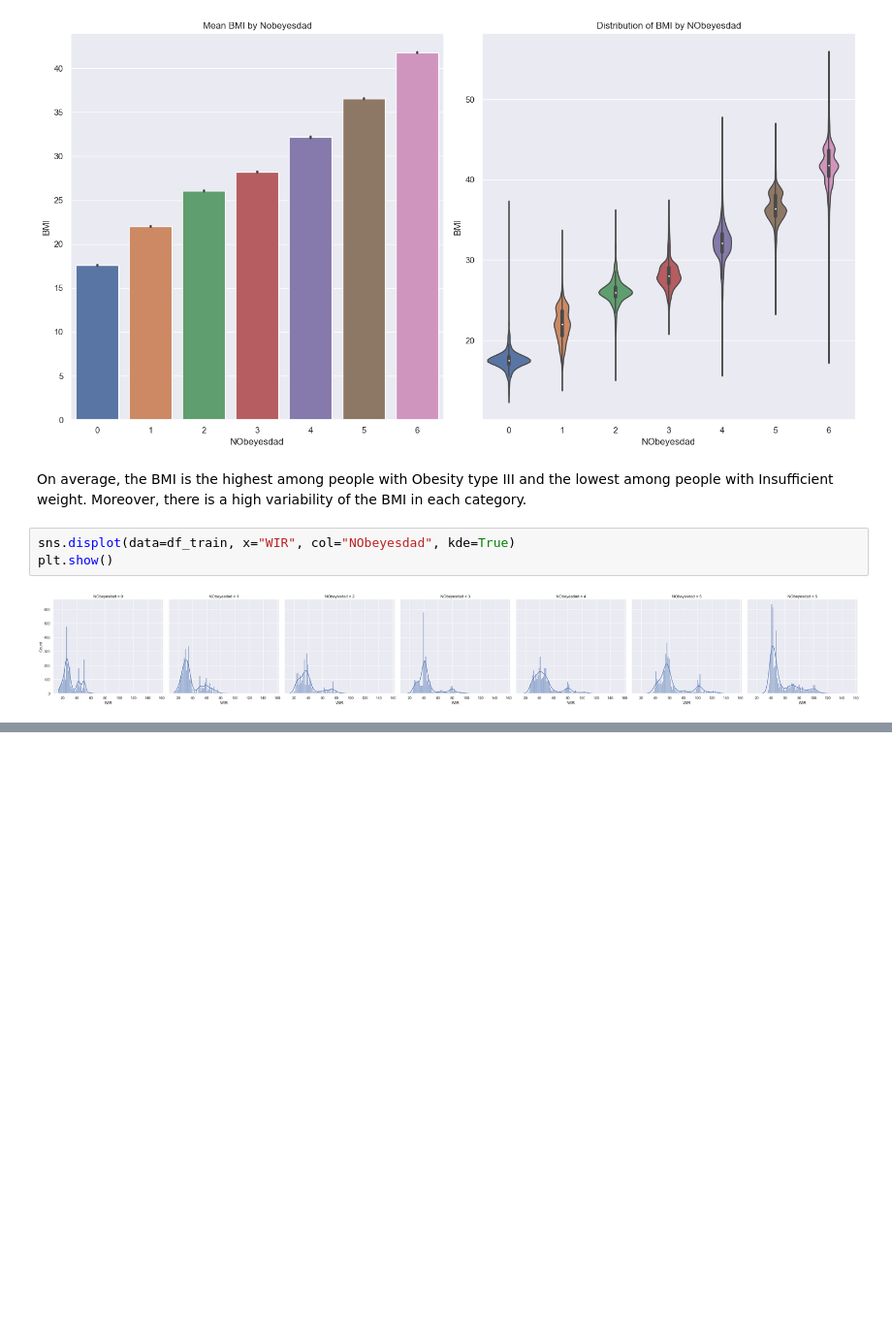
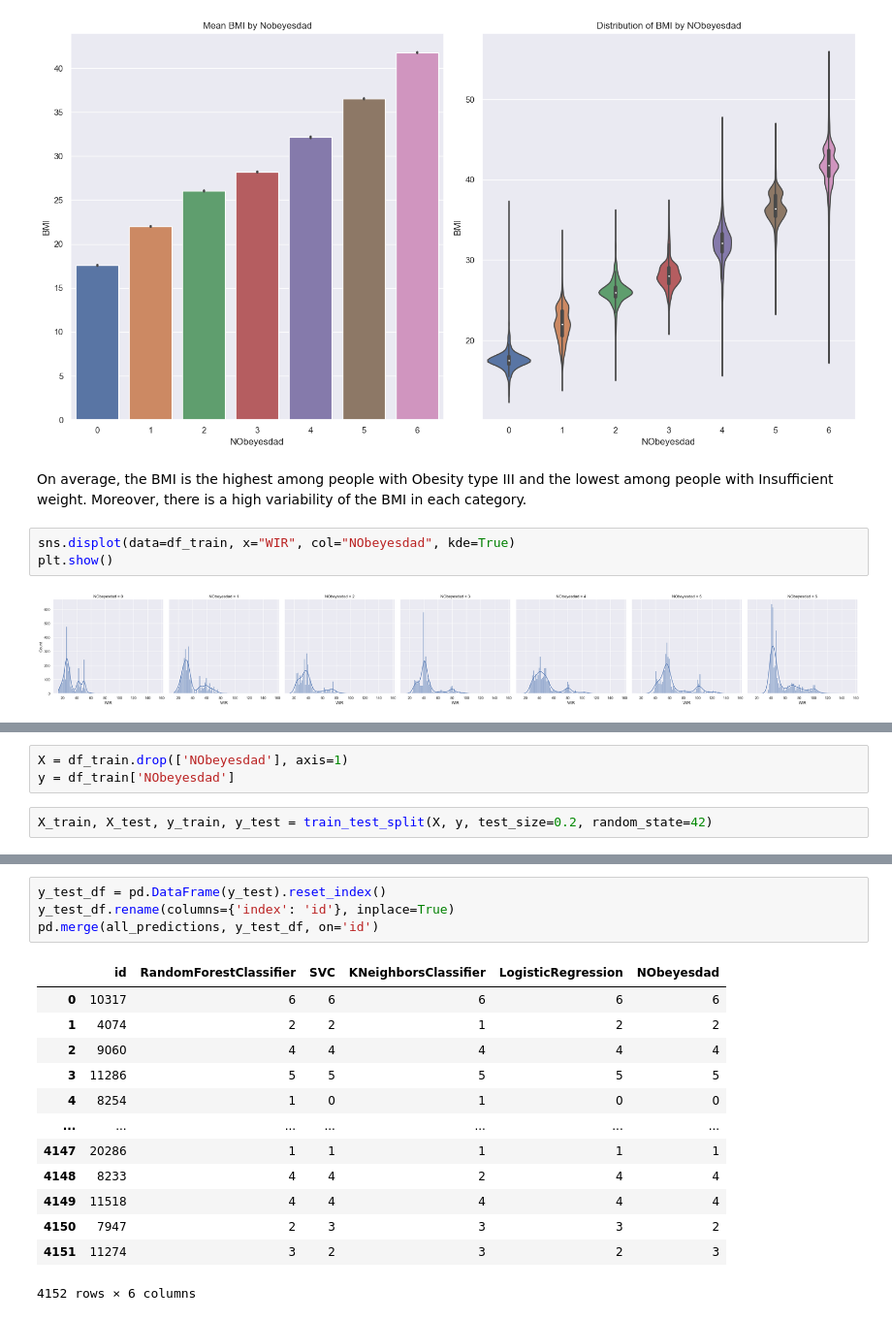
Before and after one commit to lu-julia/data-science-projects, a Jupyter notebook: Obesity Risk Prediction/obesity_risk_prediction.ipynb, the cells around one changed output, grey strips where cells are left out. Shown at 97% size. Saved outputs shown, nothing was run; the diff lists cells and outputs as text; blank space fills up the shorter version.

```diff
--- a/Obesity Risk Prediction/obesity_risk_prediction.ipynb
+++ b/Obesity Risk Prediction/obesity_risk_prediction.ipynb
@@ -348,0 +359,5 @@ plt.show()
+# %%
+X = df_train.drop(['NObeyesdad'], axis=1)
+y = df_train['NObeyesdad']
+# %%
+X_train, X_test, y_train, y_test = train_test_split(X, y, test_size=0.2, random_state=42)
@@ -348,0 +432,18 @@ plt.show()
+# %%
+y_test_df = pd.DataFrame(y_test).reset_index()
+y_test_df.rename(columns={'index': 'id'}, inplace=True)
+pd.merge(all_predictions, y_test_df, on='id')
+# %% [output]
+|  | id | RandomForestClassifier | SVC | KNeighborsClassifier | LogisticRegression | NObeyesdad |
+| 0 | 10317 | 6 | 6 | 6 | 6 | 6 |
+| 1 | 4074 | 2 | 2 | 1 | 2 | 2 |
+| 2 | 9060 | 4 | 4 | 4 | 4 | 4 |
+| 3 | 11286 | 5 | 5 | 5 | 5 | 5 |
+| 4 | 8254 | 1 | 0 | 1 | 0 | 0 |
+| ... | ... | ... | ... | ... | ... | ... |
+| 4147 | 20286 | 1 | 1 | 1 | 1 | 1 |
+| 4148 | 8233 | 4 | 4 | 2 | 4 | 4 |
+| 4149 | 11518 | 4 | 4 | 4 | 4 | 4 |
+| 4150 | 7947 | 2 | 3 | 3 | 3 | 2 |
+| 4151 | 11274 | 3 | 2 | 3 | 2 | 3 |
+4152 rows × 6 columns
```
Also changed, not shown: parts of 30 cells of this notebook.
